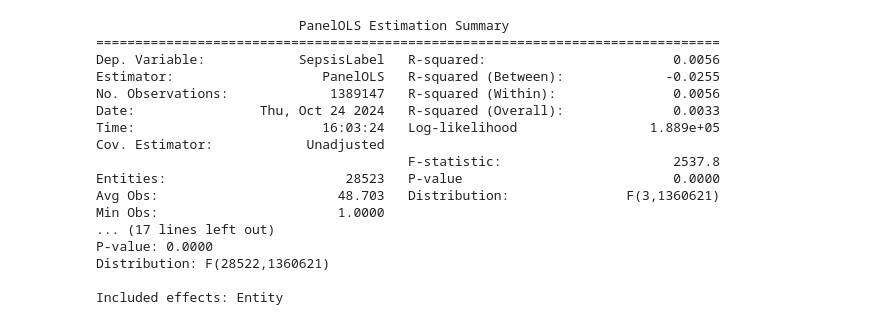
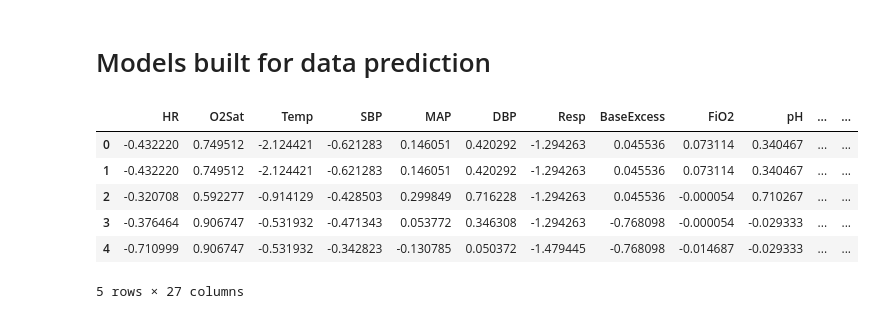
Before and after one commit to alanklin/BC-Fall2024-CaseCompetition-Team2, a Jupyter notebook: Code/Model_File.ipynb, the cells around one changed output. Cells and saved outputs as stored; diff of their text form; code cells hidden in the pictures.

Commit message:
RF Model

```diff
--- a/Code/Model_File.ipynb
+++ b/Code/Model_File.ipynb
@@ -309,17 +0,0 @@ plt.show()
-# %%
-# Get the PCA components (loadings)
-loadings = pca.components_
-
-# Create a DataFrame for the loadings
-loadings_df = pd.DataFrame(loadings, columns=X_train.columns)
-
-# Set pandas options to display floats in a more readable format
-pd.set_option('display.float_format', lambda x: '%.6f' % x)
-
-# Get the loadings for the first principal component
-first_pc_loadings = loadings_df.iloc[0]
-
-
-# Display the loadings for the first principal component separately (optional)
-print("\nLoadings for the First Principal Component:")
-print(first_pc_loadings)
@@ -344,43 +1,2 @@ Name: 0, dtype: float64
-# %%
-from linearmodels.panel import PanelOLS
-import statsmodels.api as sm
-
-# Set the multi-index for your panel data
-df = resampled_train.set_index(['patient', 'time'])
-
-# Prepare the dependent variable (y) and independent variables (X)
-X = df[['Glucose', 'Fibrinogen', 'Bilirubin_total']]  # Remove 'Age' if it does not vary within entities
-X = sm.add_constant(X)  # Add a constant term
-
-y = df['SepsisLabel']  # Your binary dependent variable
-
-# Combine y and X into a single DataFrame for the formula
-df_combined = X.copy()
-df_combined['SepsisLabel'] = y
-
-# Fit the model using the fixed effects estimator
-model = PanelOLS.from_formula('SepsisLabel ~ Glucose + Fibrinogen + Bilirubin_total + EntityEffects', data=df_combined)
-
-# Get the results without drop_absorbed
-results = model.fit()
-
-# Display the results
-print(results)
-# %% [output]
-                          PanelOLS Estimation Summary
-================================================================================
-Dep. Variable:            SepsisLabel   R-squared:                        0.0056
-Estimator:                   PanelOLS   R-squared (Between):             -0.0255
-No. Observations:             1389147   R-squared (Within):               0.0056
-Date:                Thu, Oct 24 2024   R-squared (Overall):              0.0033
-Time:                        16:03:24   Log-likelihood                 1.889e+05
-Cov. Estimator:            Unadjusted
-                                        F-statistic:                      2537.8
-Entities:                       28523   P-value                           0.0000
-Avg Obs:                       48.703   Distribution:               F(3,1360621)
-Min Obs:                       1.0000
-... (17 lines left out)
-P-value: 0.0000
-Distribution: F(28522,1360621)
-
-Included effects: Entity
+# %% [markdown]
+# Models built for data prediction
@@ -386,0 +5,17 @@ Included effects: Entity
+# %%
+# Import Data
+train = pd.read_csv(missForestTrainFile)
+test = pd.read_csv(missForestTestFile)
+# %%
+X_train = train.drop(["SepsisLabel", "Unit2", "HospAdmTime", "Unnamed: 0"], axis = 1)
+y_train = train['SepsisLabel']
+# %%
+X_train.head()
+# %% [output]
+|  | HR | O2Sat | Temp | SBP | MAP | DBP | Resp | BaseExcess | FiO2 | pH | ... | ... |
+| 0 | -0.432220 | 0.749512 | -2.124421 | -0.621283 | 0.146051 | 0.420292 | -1.294263 | 0.045536 | 0.073114 | 0.340467 | ... | ... |
+| 1 | -0.432220 | 0.749512 | -2.124421 | -0.621283 | 0.146051 | 0.420292 | -1.294263 | 0.045536 | 0.073114 | 0.340467 | ... | ... |
+| 2 | -0.320708 | 0.592277 | -0.914129 | -0.428503 | 0.299849 | 0.716228 | -1.294263 | 0.045536 | -0.000054 | 0.710267 | ... | ... |
+| 3 | -0.376464 | 0.906747 | -0.531932 | -0.471343 | 0.053772 | 0.346308 | -1.294263 | -0.768098 | -0.000054 | -0.029333 | ... | ... |
+| 4 | -0.710999 | 0.906747 | -0.531932 | -0.342823 | -0.130785 | 0.050372 | -1.479445 | -0.768098 | -0.014687 | -0.029333 | ... | ... |
+5 rows × 27 columns
```
Also changed, not shown: parts of 38 cells of this notebook, 2 other files.
